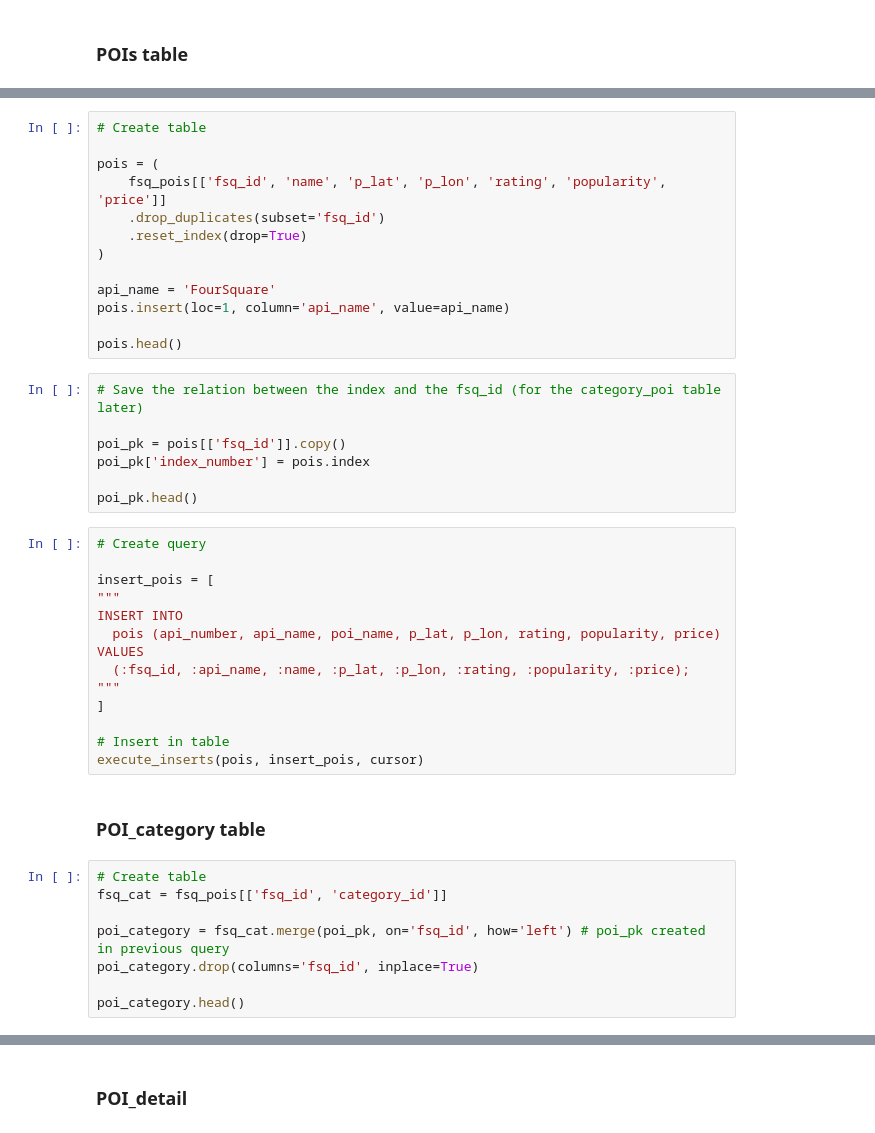
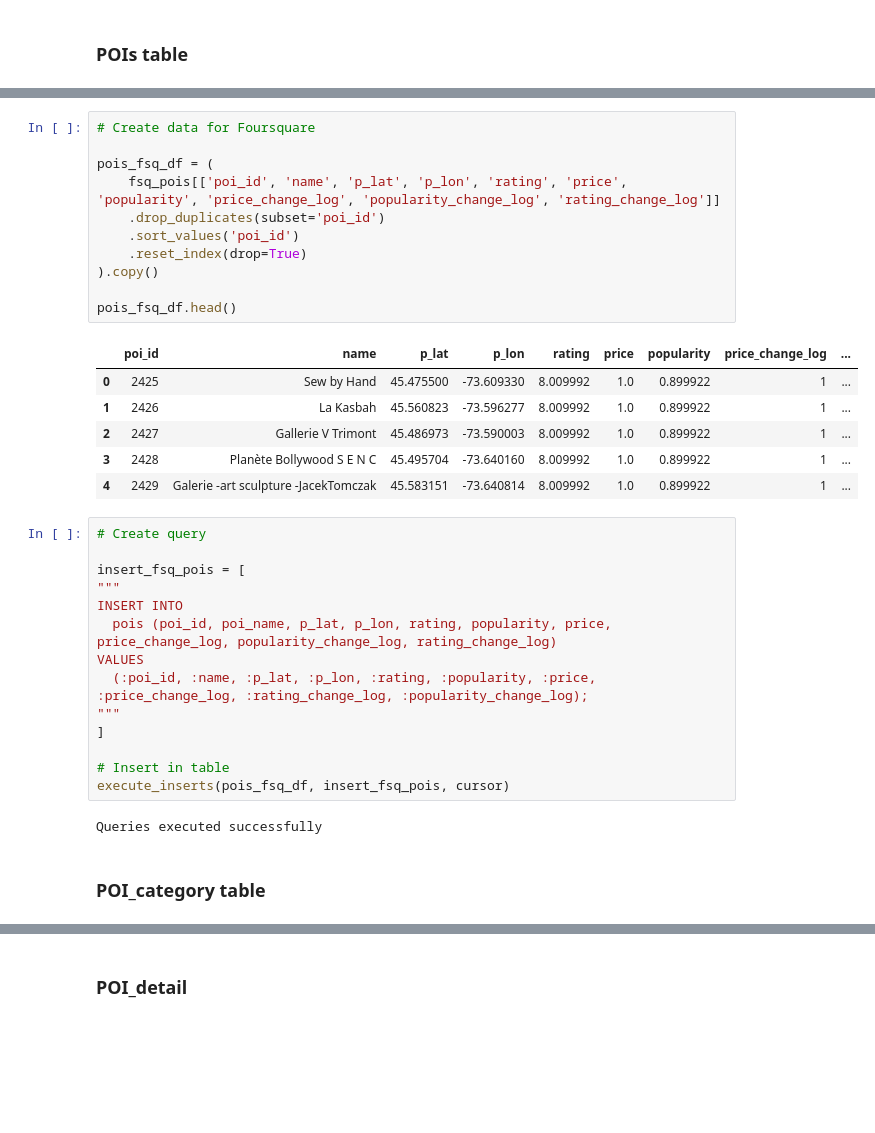
Before and after one commit to Christian-Leclerc/Python-Project-1, a Jupyter notebook: notebooks/joining_data.ipynb, the cells around one changed output, grey strips where cells are left out. Drawn from its saved outputs; the diff is of its cells as text; blank space fills up the shorter version.

```diff
--- a/notebooks/joining_data.ipynb
+++ b/notebooks/joining_data.ipynb
@@ -920,44 +1019,36 @@ execute_inserts(prices, insert_prices, cursor)
 # %%
-# Create table
+# Create data for Foursquare
 
-pois = (
-    fsq_pois[['fsq_id', 'name', 'p_lat', 'p_lon', 'rating', 'popularity', 'price']]
-    .drop_duplicates(subset='fsq_id')
+pois_fsq_df = (
+    fsq_pois[['poi_id', 'name', 'p_lat', 'p_lon', 'rating', 'price', 'popularity', 'price_change_log', 'popularity_change_log', 'rating_change_log']]
+    .drop_duplicates(subset='poi_id')
+    .sort_values('poi_id')
     .reset_index(drop=True)
-)
+).copy()
 
-api_name = 'FourSquare'
-pois.insert(loc=1, column='api_name', value=api_name)
-
-pois.head()
+pois_fsq_df.head()
+# %% [output]
+|  | poi_id | name | p_lat | p_lon | rating | price | popularity | price_change_log | ... |
+| 0 | 2425 | Sew by Hand | 45.475500 | -73.609330 | 8.009992 | 1.0 | 0.899922 | 1 | ... |
+| 1 | 2426 | La Kasbah | 45.560823 | -73.596277 | 8.009992 | 1.0 | 0.899922 | 1 | ... |
+| 2 | 2427 | Gallerie V Trimont | 45.486973 | -73.590003 | 8.009992 | 1.0 | 0.899922 | 1 | ... |
+| 3 | 2428 | Planète Bollywood S E N C | 45.495704 | -73.640160 | 8.009992 | 1.0 | 0.899922 | 1 | ... |
+| 4 | 2429 | Galerie -art sculpture -JacekTomczak | 45.583151 | -73.640814 | 8.009992 | 1.0 | 0.899922 | 1 | ... |
-# %%
-# Save the relation between the index and the fsq_id (for the category_poi table later)
-
-poi_pk = pois[['fsq_id']].copy()
-poi_pk['index_number'] = pois.index
-
-poi_pk.head()
 # %%
 # Create query
 
-insert_pois = [
+insert_fsq_pois = [
 """
 INSERT INTO
-  pois (api_number, api_name, poi_name, p_lat, p_lon, rating, popularity, price)
+  pois (poi_id, poi_name, p_lat, p_lon, rating, popularity, price, price_change_log, popularity_change_log, rating_change_log)
 VALUES
-  (:fsq_id, :api_name, :name, :p_lat, :p_lon, :rating, :popularity, :price);
+  (:poi_id, :name, :p_lat, :p_lon, :rating, :popularity, :price, :price_change_log, :rating_change_log, :popularity_change_log);
 """
 ]
 
 # Insert in table
-execute_inserts(pois, insert_pois, cursor)
+execute_inserts(pois_fsq_df, insert_fsq_pois, cursor)
+# %% [output]
+Queries executed successfully
 # %% [markdown]
 ### POI_category table
-# %%
-# Create table
-fsq_cat = fsq_pois[['fsq_id', 'category_id']]
-
-poi_category = fsq_cat.merge(poi_pk, on='fsq_id', how='left') # poi_pk created in previous query
-poi_category.drop(columns='fsq_id', inplace=True)
-
-poi_category.head()
```
Also changed, not shown: parts of 25 cells of this notebook, 1 other file.
